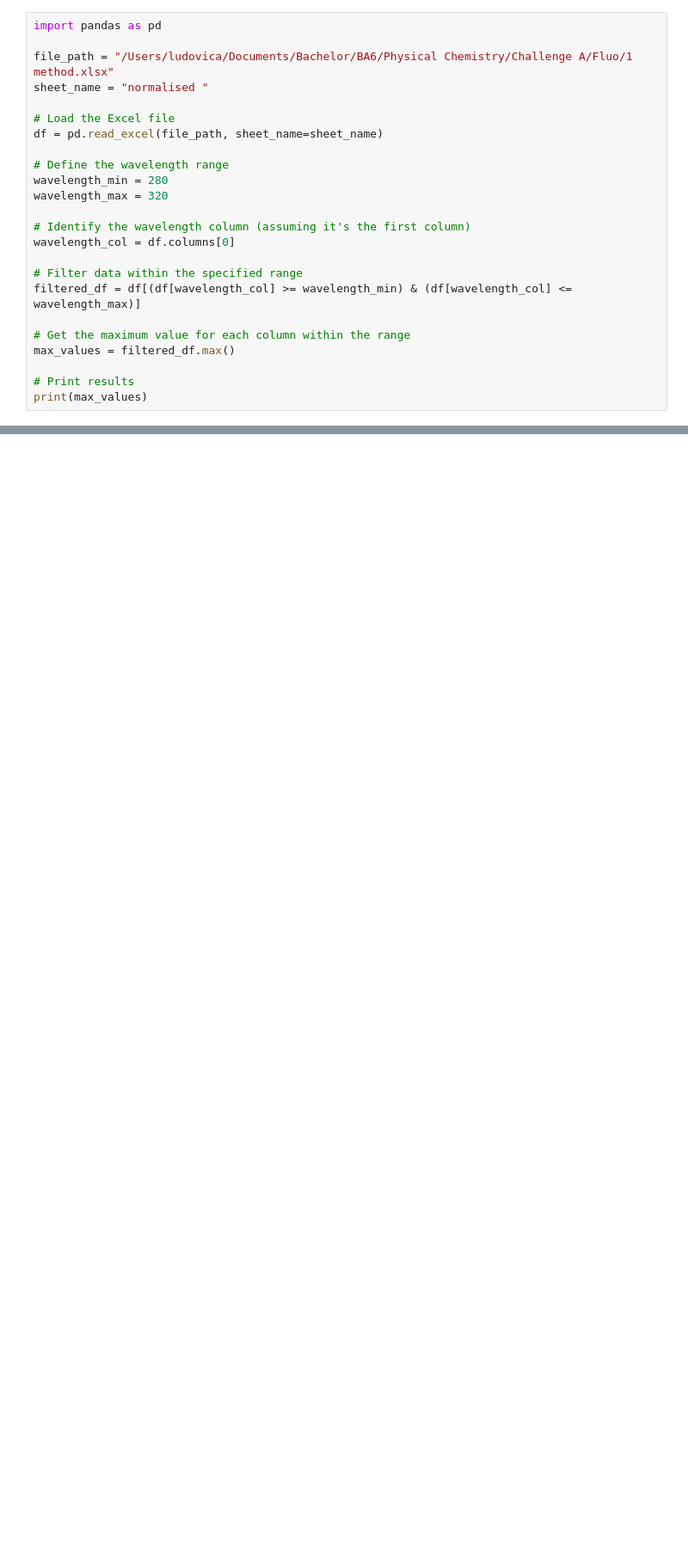
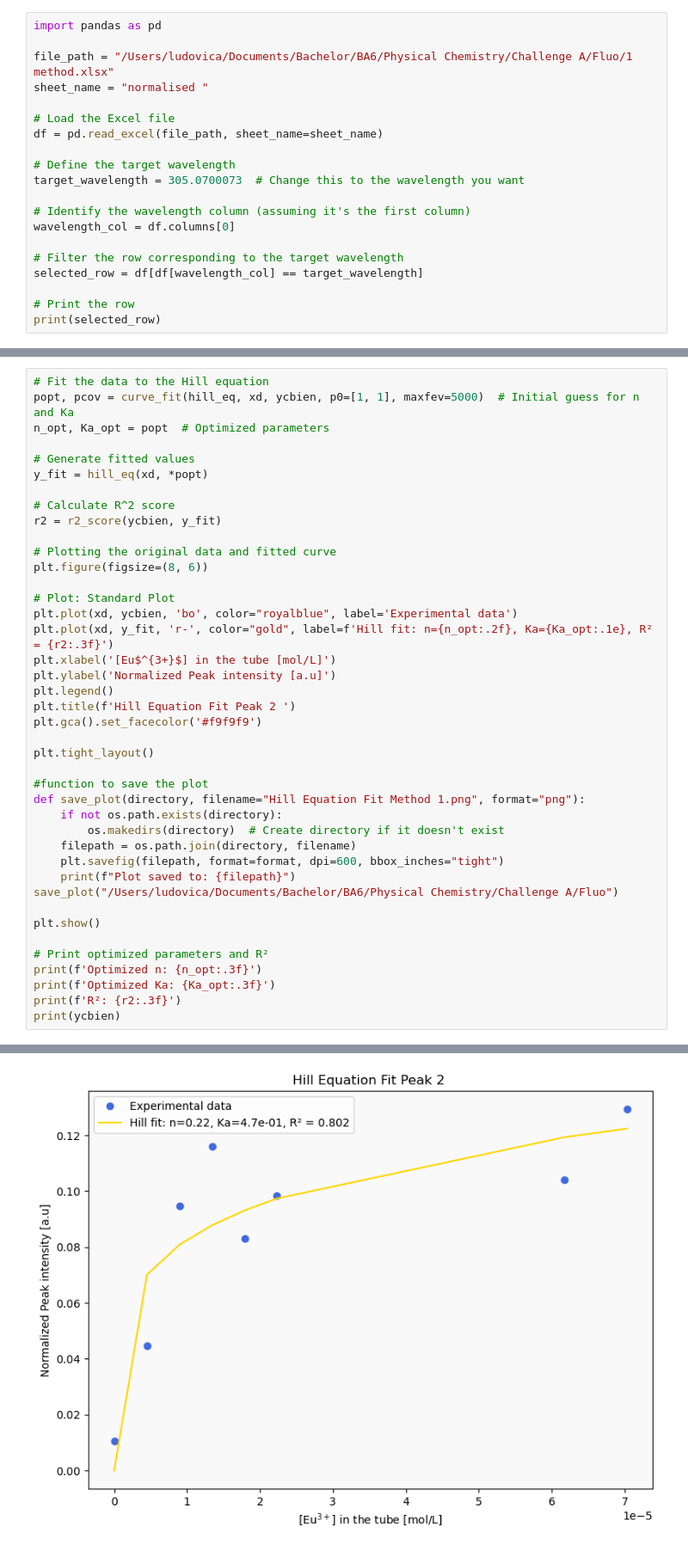
Before and after one commit to fracaludo/physicalchem, a Jupyter notebook: A/Fluo/max.ipynb, the cells around one changed output, grey strips where cells are left out. Shown at 86% size. Saved outputs shown, nothing was run; the diff lists cells and outputs as text; blank space fills up the shorter version.

```diff
--- a/A/Fluo/max.ipynb
+++ b/A/Fluo/max.ipynb
@@ -7,19 +7,15 @@ sheet_name = "normalised "
 # Load the Excel file
 df = pd.read_excel(file_path, sheet_name=sheet_name)
 
-# Define the wavelength range
-wavelength_min = 280
-wavelength_max = 320
+# Define the target wavelength
+target_wavelength = 305.0700073  # Change this to the wavelength you want
 
 # Identify the wavelength column (assuming it's the first column)
 wavelength_col = df.columns[0]
 
-# Filter data within the specified range
-filtered_df = df[(df[wavelength_col] >= wavelength_min) & (df[wavelength_col] <= wavelength_max)]
+# Filter the row corresponding to the target wavelength
+selected_row = df[df[wavelength_col] == target_wavelength]
 
-# Get the maximum value for each column within the range
-max_values = filtered_df.max()
-
-# Print results
-print(max_values)
+# Print the row
+print(selected_row)
 # %% [output]
@@ -40,0 +71,42 @@ dtype: float64
+# %%
+# Fit the data to the Hill equation
+popt, pcov = curve_fit(hill_eq, xd, ycbien, p0=[1, 1], maxfev=5000)  # Initial guess for n and Ka
+n_opt, Ka_opt = popt  # Optimized parameters
+
+# Generate fitted values
+y_fit = hill_eq(xd, *popt)
+
+# Calculate R^2 score
+r2 = r2_score(ycbien, y_fit)
+
+# Plotting the original data and fitted curve
+plt.figure(figsize=(8, 6))
+
+# Plot: Standard Plot
+plt.plot(xd, ycbien, 'bo', color="royalblue", label='Experimental data')
+plt.plot(xd, y_fit, 'r-', color="gold", label=f'Hill fit: n={n_opt:.2f}, Ka={Ka_opt:.1e}, R² = {r2:.3f}')
+plt.xlabel('[Eu$^{3+}$] in the tube [mol/L]')
+plt.ylabel('Normalized Peak intensity [a.u]')
+plt.legend()
+plt.title(f'Hill Equation Fit Peak 2 ')
+plt.gca().set_facecolor('#f9f9f9')
+
+plt.tight_layout()
+
+#function to save the plot
+def save_plot(directory, filename="Hill Equation Fit Method 1.png", format="png"):
+    if not os.path.exists(directory):
+        os.makedirs(directory)  # Create directory if it doesn't exist
+    filepath = os.path.join(directory, filename)
+    plt.savefig(filepath, format=format, dpi=600, bbox_inches="tight")
+    print(f"Plot saved to: {filepath}")
+save_plot("/Users/ludovica/Documents/Bachelor/BA6/Physical Chemistry/Challenge A/Fluo")
+
+plt.show()
+
+# Print optimized parameters and R²
+print(f'Optimized n: {n_opt:.3f}')
+print(f'Optimized Ka: {Ka_opt:.3f}')
+print(f'R²: {r2:.3f}')
+print(ycbien)
+# %% [output]
@@ -40,0 +114 @@ dtype: float64
+[figure, added]
```
Also changed, not shown: parts of 4 cells of this notebook, 2 other files.
